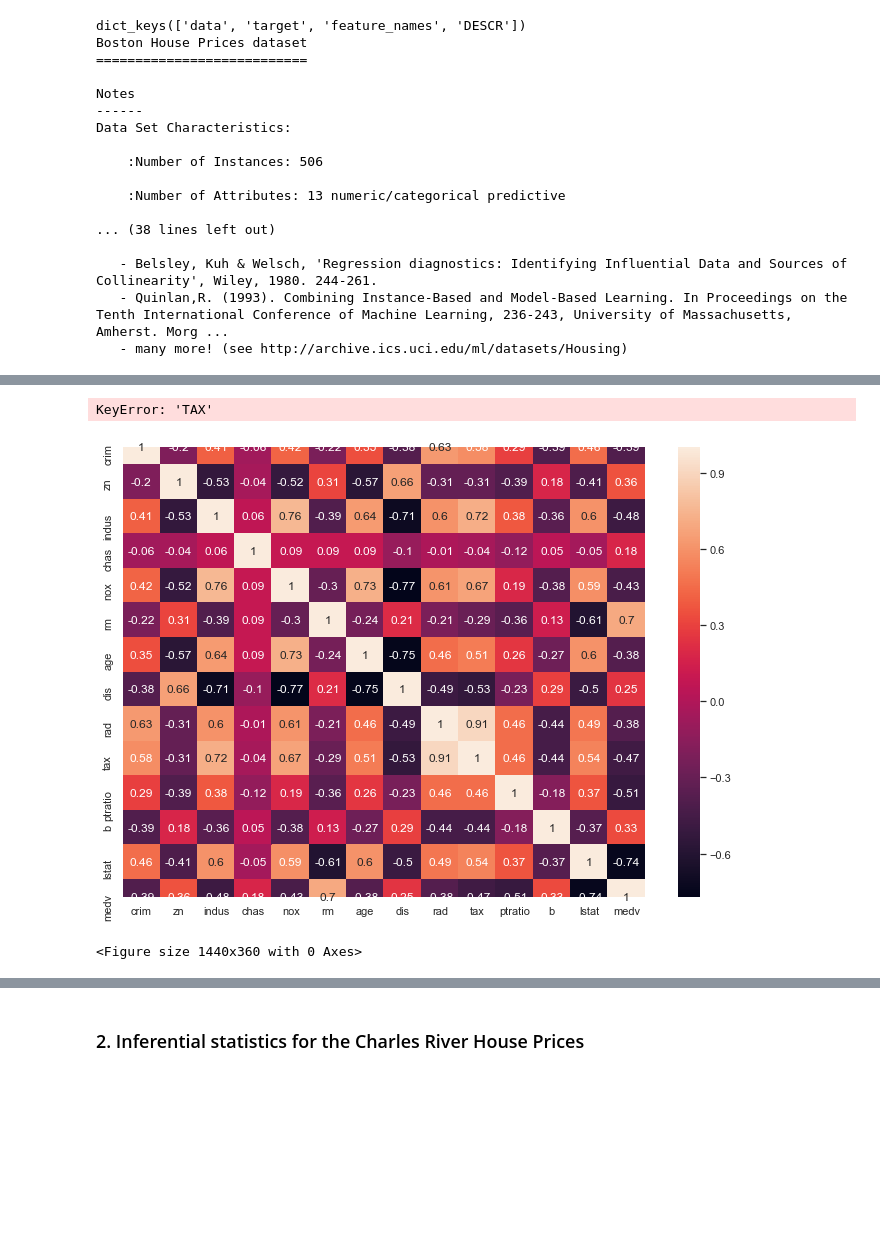
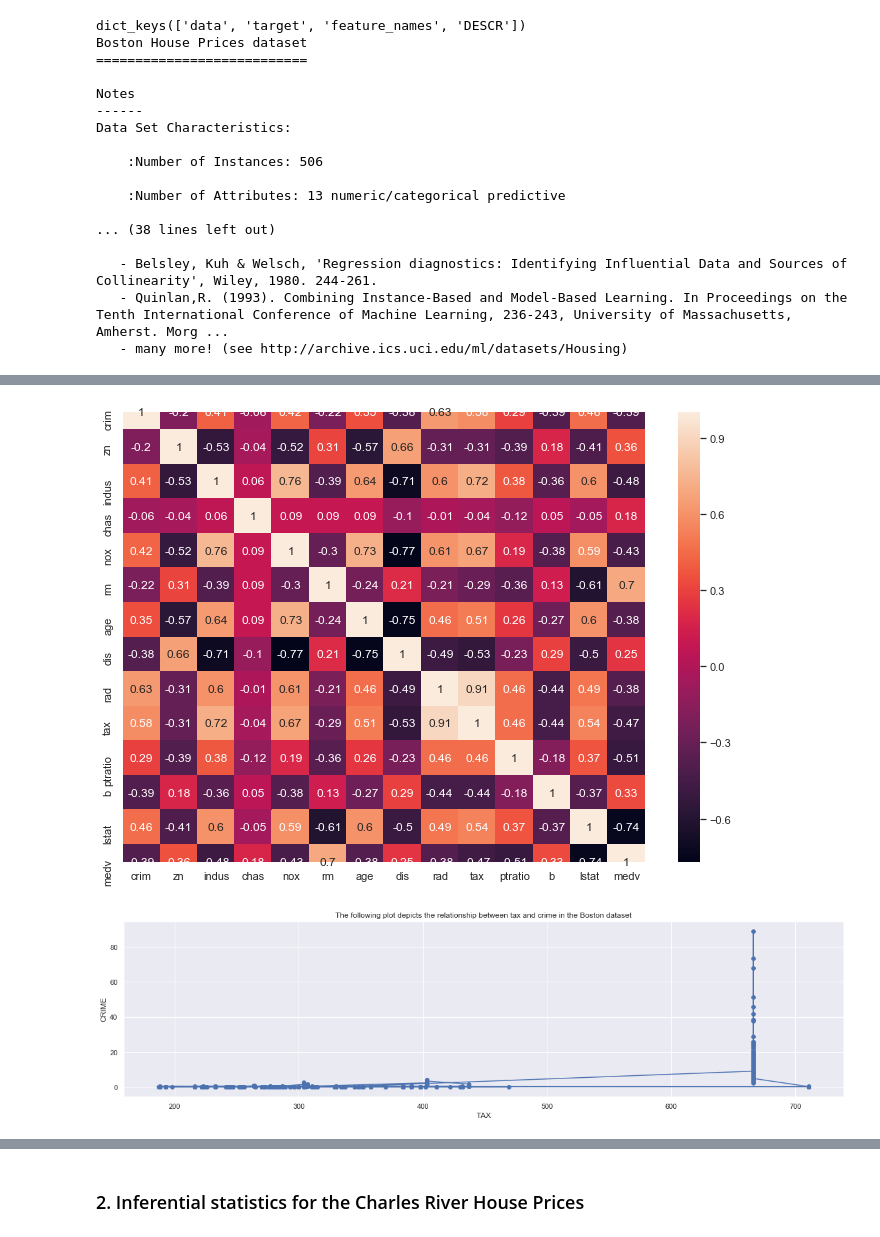
Before and after one commit to Luisa-T/MachineLearningAssessment, a Jupyter notebook: Machine Learning and Statistics Assessment Luisa Timothy.ipynb, the cells around one changed output, grey strips where cells are left out. Drawn from its saved outputs; the diff is of its cells as text; code cells hidden in the pictures; blank space fills up the shorter version.

Commit message:
fixing some more errors in the code

```diff
--- a/Machine Learning and Statistics Assessment Luisa Timothy.ipynb
+++ b/Machine Learning and Statistics Assessment Luisa Timothy.ipynb
@@ -85,38 +99,37 @@ Data Set Characteristics:
 # %%
 # this sets the size of the figure
 bopd = pd.DataFrame(boston)
 #bopd.columns = boston.feature_names
 
 #print(bopd.head())
-bopd1 = boston.iloc[:, 0:2]
+bopd1 = boston.iloc[:, 0]
 tax = boston.iloc[:, 9]
 
 sns.set(rc = {'figure.figsize':(11.7,8.27)})
 # this creates a plot of the dataset, based on the MEDV variable, separated into 30 bins to better display the data
 sns.distplot(tax, bins = 30)
 plt.show()
 # create a correlation matrix between the variables
 correlation_matrix = bopd.corr().round(2)
 
 # create a heatmap of the correlation data, a value close to -1 stands for a negative correlation, a value close to 1 means a positive correlation
 sns.heatmap(data = correlation_matrix, annot = True)
 plt.figure(figsize = (20, 5))
 features = ['CRIM']
-target = bopd1['TAX']
+target = ['TAX']
 
 for i, col in enumerate (features):
-    plt.subplot (l, len(features), i + 1)
-    x = df.loc['CRIM']
-    y = df.loc['TAX']
+    x = bopd.iloc[:, 9]
+    y = bopd.iloc[:, 0]
+    plt.plot(x, y)
     plt.scatter(x, y, marker = 'o')
-    plt.title(col)
-    plt.xlabel('cRIME RATES')
-    plt.ylabel('TAX')
+    plt.title('The following plot depicts the relationship between tax and crime in the Boston dataset')
+    plt.xlabel('TAX')
+    plt.ylabel('CRIME')
 # %% [output]
 [figure]
-KeyError: 'TAX'
 [figure]
-<Figure size 1440x360 with 0 Axes>
+[figure, added]
 # %%
 from sklearn.model_selection import train_test_split
 from sklearn.linear_model import LinearRegression
```
Also changed, not shown: parts of 9 cells of this notebook.
